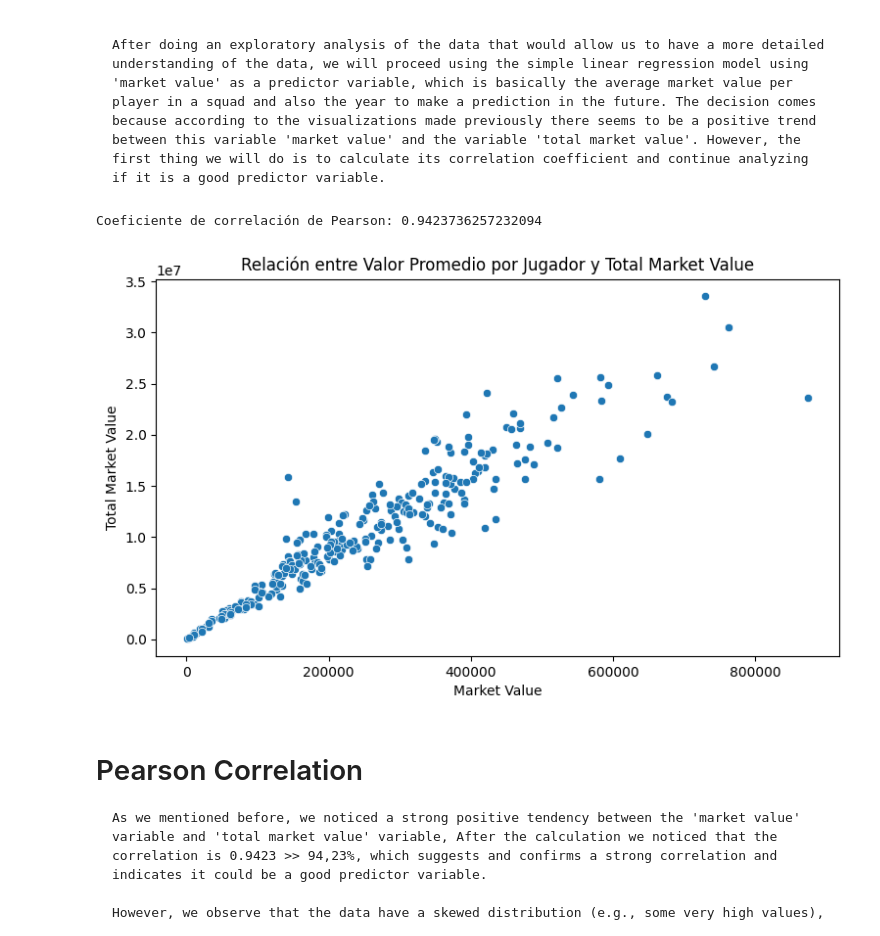
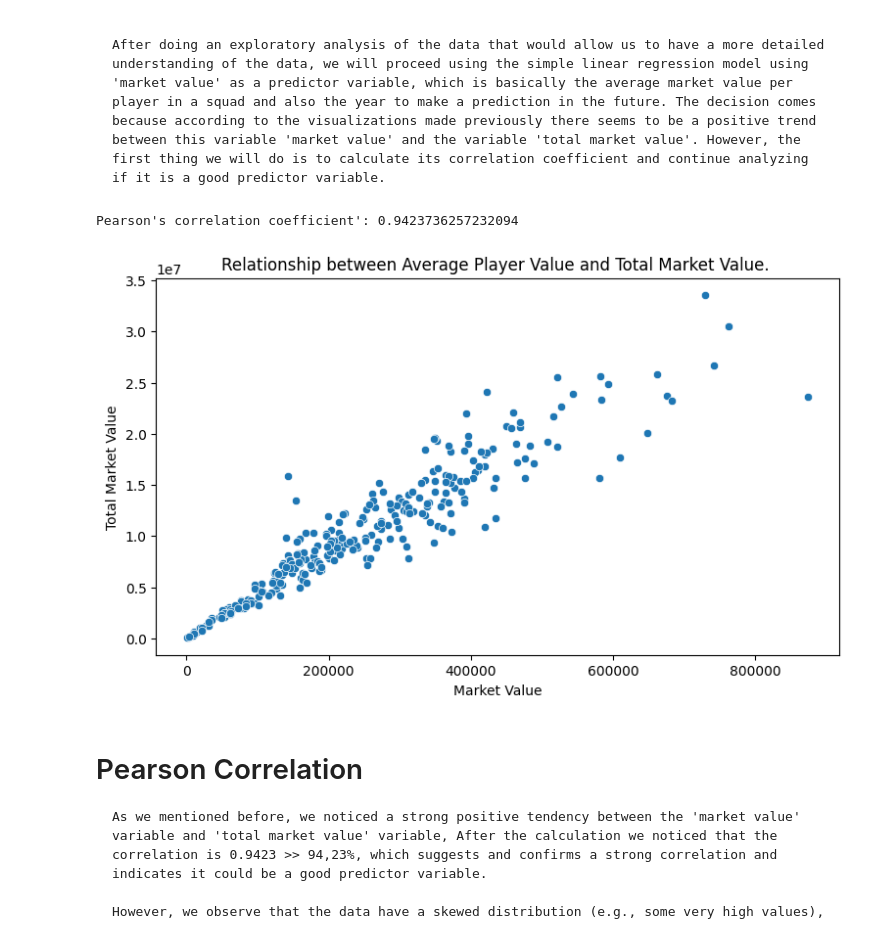
Before and after one commit to Eblasan71/Total_Market_Value, a Jupyter notebook: Total_Market_Value.ipynb, the cells around one changed output. Cells and saved outputs as stored; diff of their text form; code cells hidden in the pictures.

```diff
--- a/Total_Market_Value.ipynb
+++ b/Total_Market_Value.ipynb
@@ -354,18 +354,18 @@ plt.show()
 # %%
 
 # Calculate the Pearson correlation coefficient between market value and total market value.
 correlation = df_combined['market value'].corr(df_combined['total market value'])
-print(f"Coeficiente de correlación de Pearson: {correlation}")
+print(f"Pearson's correlation coefficient': {correlation}")
 
 plt.figure(figsize=(9,5))
 sns.scatterplot(x='market value', y='total market value', data=df_combined)
-plt.title('Relación entre Valor Promedio por Jugador y Total Market Value')
+plt.title('Relationship between Average Player Value and Total Market Value. ')
 plt.xlabel('Market Value')
 plt.ylabel('Total Market Value')
 plt.show()
 # %% [output]
-Coeficiente de correlación de Pearson: 0.9423736257232094
+Pearson's correlation coefficient': 0.9423736257232094
-[figure, old version]
+[figure, new version]
 # %% [markdown]
 # Pearson Correlation
 
```
Also changed, not shown: parts of 2 cells of this notebook.
